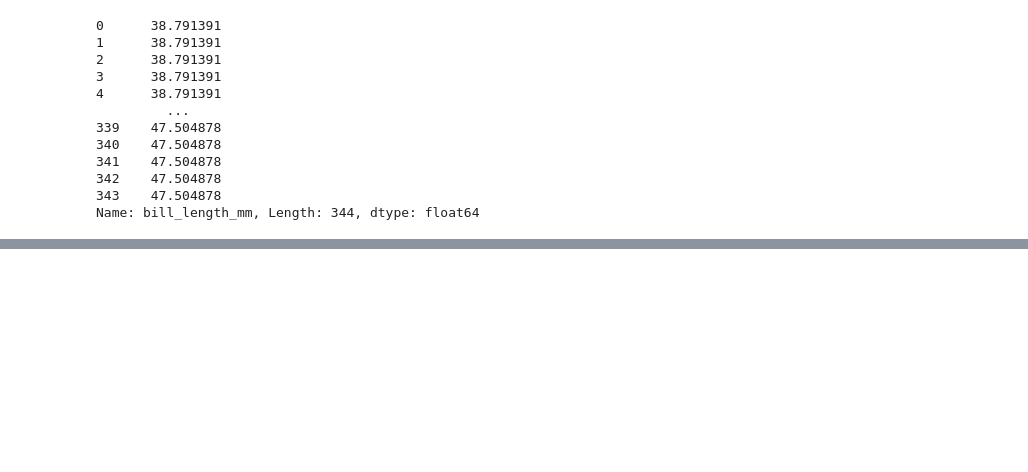
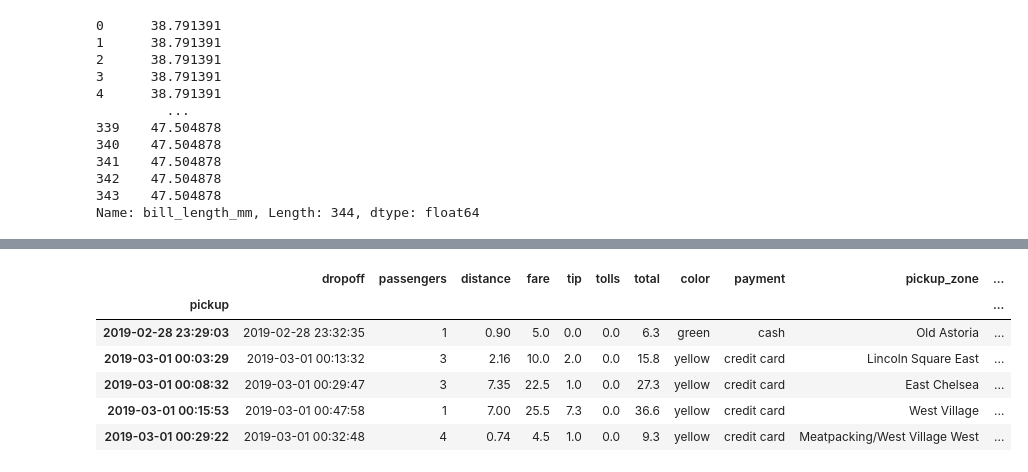
Before and after one commit to Palindroming/pythonquant, a Jupyter notebook: quant_py/eda.ipynb, the cells around one changed output, grey strips where cells are left out. Saved outputs shown, nothing was run; the diff lists cells and outputs as text; code cells hidden in the pictures; blank space fills up the shorter version.

```diff
--- a/eda.ipynb
+++ b/quant_py/eda.ipynb
@@ -1286,0 +1356,5 @@ Name: bill_length_mm, Length: 344, dtype: float64
+# %%
+import seaborn as sns
+
+df= sns.load_dataset('taxis')
+df.head()
@@ -1286,0 +1388,5 @@ Name: bill_length_mm, Length: 344, dtype: float64
+# %%
+df['pickup'] = pd.to_datetime(df['pickup'])
+df['dropoff'] = pd.to_datetime(df['dropoff'])
+
+df.info()
@@ -1286,0 +1415,7 @@ Name: bill_length_mm, Length: 344, dtype: float64
+# %%
+df['year'] = df['pickup'].dt.year
+df['month'] = df['pickup'].dt.month
+df['day'] = df['pickup'].dt.day
+
+result = pd.concat([df['pickup'],df['year'],df['month'],df['day']], axis = 1)
+result
@@ -1286,0 +1436,5 @@ Name: bill_length_mm, Length: 344, dtype: float64
+# %%
+df.sort_values('pickup', inplace = True)
+df.reset_index(drop = True, inplace = True)
+
+df.head()
@@ -1286,0 +1463,11 @@ Name: bill_length_mm, Length: 344, dtype: float64
+# %%
+df.set_index('pickup', inplace = True)
+df.head()
+# %% [output]
+|  | dropoff | passengers | distance | fare | tip | tolls | total | color | payment | pickup_zone | ... |
+| pickup |  |  |  |  |  |  |  |  |  |  | ... |
+| 2019-02-28 23:29:03 | 2019-02-28 23:32:35 | 1 | 0.90 | 5.0 | 0.0 | 0.0 | 6.3 | green | cash | Old Astoria | ... |
+| 2019-03-01 00:03:29 | 2019-03-01 00:13:32 | 3 | 2.16 | 10.0 | 2.0 | 0.0 | 15.8 | yellow | credit card | Lincoln Square East | ... |
+| 2019-03-01 00:08:32 | 2019-03-01 00:29:47 | 3 | 7.35 | 22.5 | 1.0 | 0.0 | 27.3 | yellow | credit card | East Chelsea | ... |
+| 2019-03-01 00:15:53 | 2019-03-01 00:47:58 | 1 | 7.00 | 25.5 | 7.3 | 0.0 | 36.6 | yellow | credit card | West Village | ... |
+| 2019-03-01 00:29:22 | 2019-03-01 00:32:48 | 4 | 0.74 | 4.5 | 1.0 | 0.0 | 9.3 | yellow | credit card | Meatpacking/West Village West | ... |
```
Also changed, not shown: parts of 16 cells of this notebook, 2 other files.
